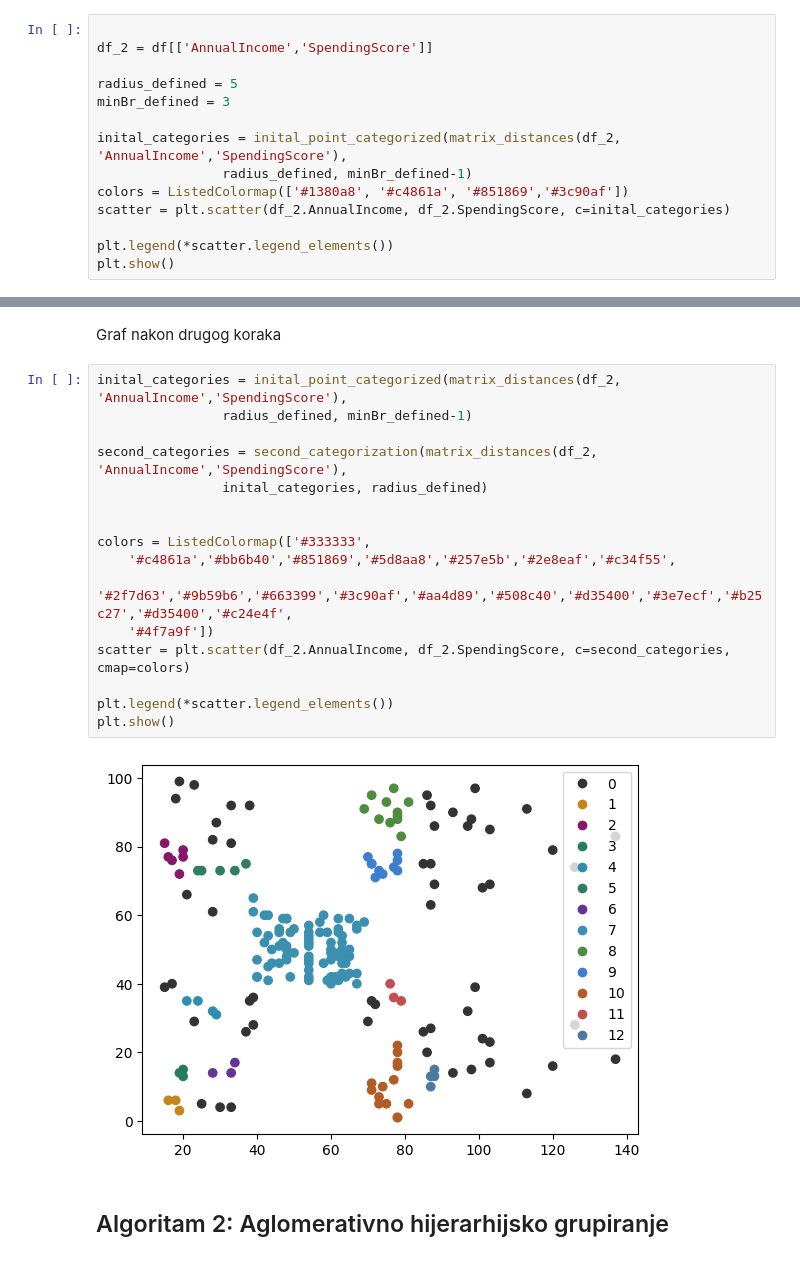
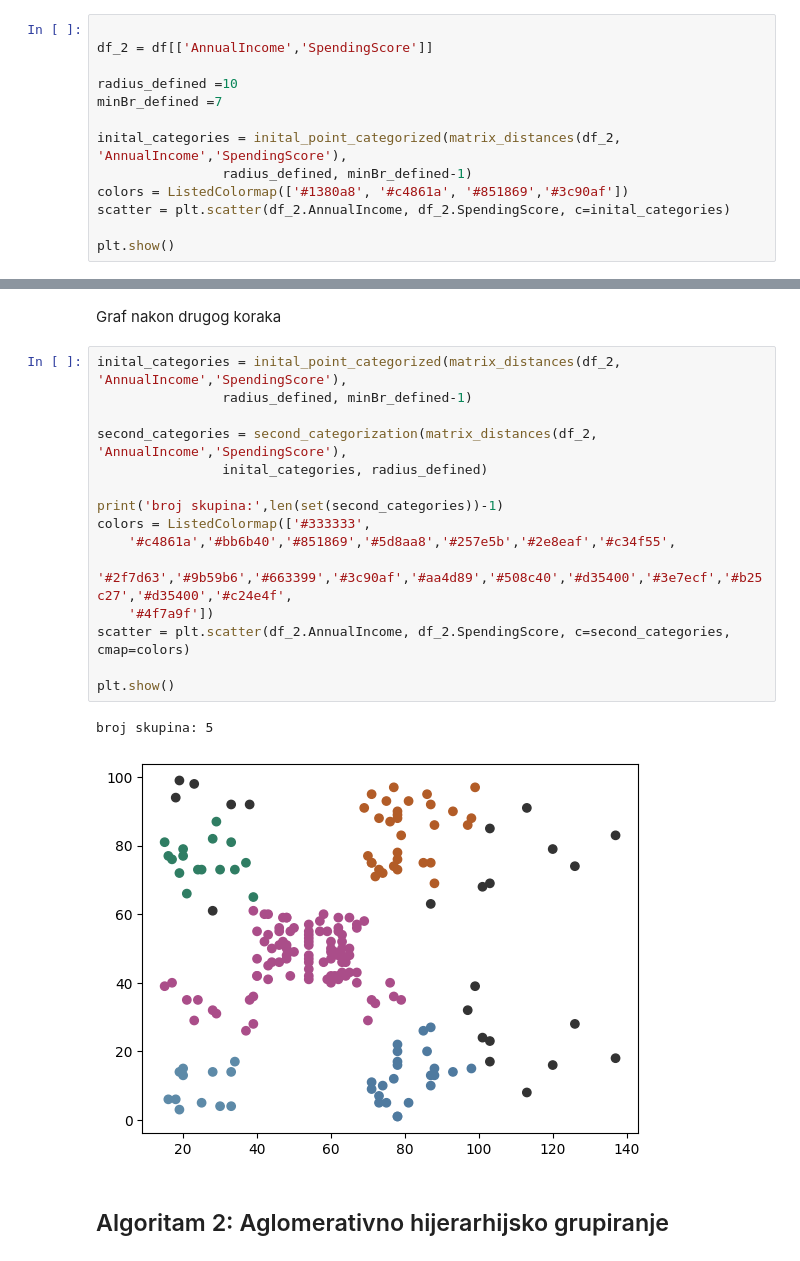
Before and after one commit to antoniamstr1/seminar-2, a Jupyter notebook: AnalizaMetGrupPodataka.ipynb, the cells around one changed output, grey strips where cells are left out. Saved outputs shown, nothing was run; the diff lists cells and outputs as text.

```diff
--- a/AnalizaMetGrupPodataka.ipynb
+++ b/AnalizaMetGrupPodataka.ipynb
@@ -109,14 +109,13 @@ Graf nakon prvog koraka
 
 df_2 = df[['AnnualIncome','SpendingScore']]
 
-radius_defined = 5
-minBr_defined = 3
+radius_defined =10
+minBr_defined =7
 
 inital_categories = inital_point_categorized(matrix_distances(df_2, 'AnnualIncome','SpendingScore'),
                 radius_defined, minBr_defined-1)
 colors = ListedColormap(['#1380a8', '#c4861a', '#851869','#3c90af'])
 scatter = plt.scatter(df_2.AnnualIncome, df_2.SpendingScore, c=inital_categories)
 
-plt.legend(*scatter.legend_elements())
 plt.show()
 # %% [output]
@@ -126,21 +125,21 @@ Graf nakon drugog koraka
 # %%
 inital_categories = inital_point_categorized(matrix_distances(df_2, 'AnnualIncome','SpendingScore'),
                 radius_defined, minBr_defined-1)
 
 second_categories = second_categorization(matrix_distances(df_2, 'AnnualIncome','SpendingScore'),
                 inital_categories, radius_defined)
 
-
+print('broj skupina:',len(set(second_categories))-1)
 colors = ListedColormap(['#333333',
     '#c4861a','#bb6b40','#851869','#5d8aa8','#257e5b','#2e8eaf','#c34f55',
     '#2f7d63','#9b59b6','#663399','#3c90af','#aa4d89','#508c40','#d35400','#3e7ecf','#b25c27','#d35400','#c24e4f',
     '#4f7a9f'])
 scatter = plt.scatter(df_2.AnnualIncome, df_2.SpendingScore, c=second_categories, cmap=colors)
 
-plt.legend(*scatter.legend_elements())
 plt.show()
 # %% [output]
+broj skupina: 5
-[figure, old version]
+[figure, new version]
 # %% [markdown]
 ## Algoritam 2: Aglomerativno hijerarhijsko grupiranje
 # %%
```
Also changed, not shown: parts of 4 cells of this notebook.
